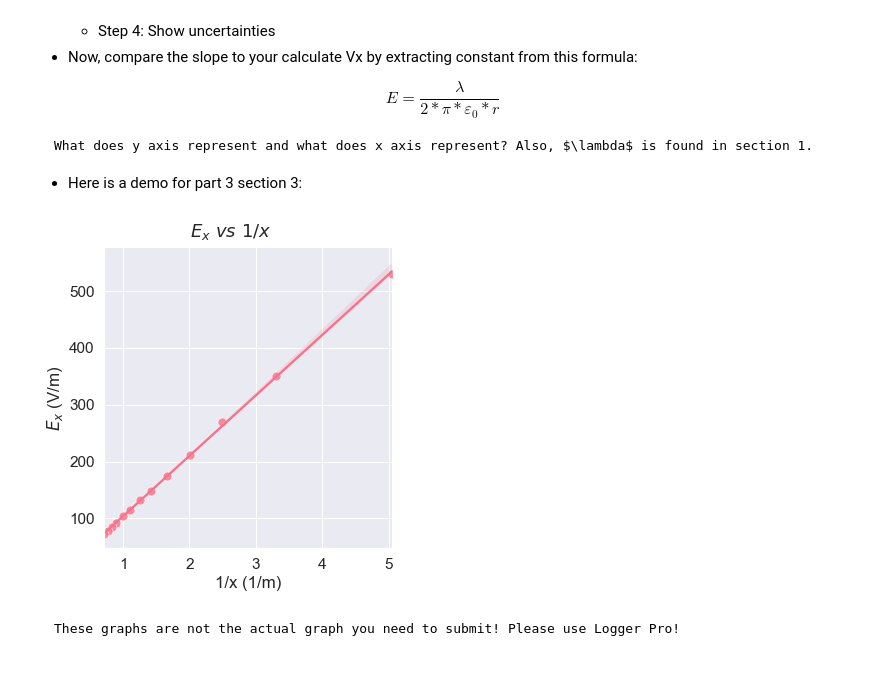
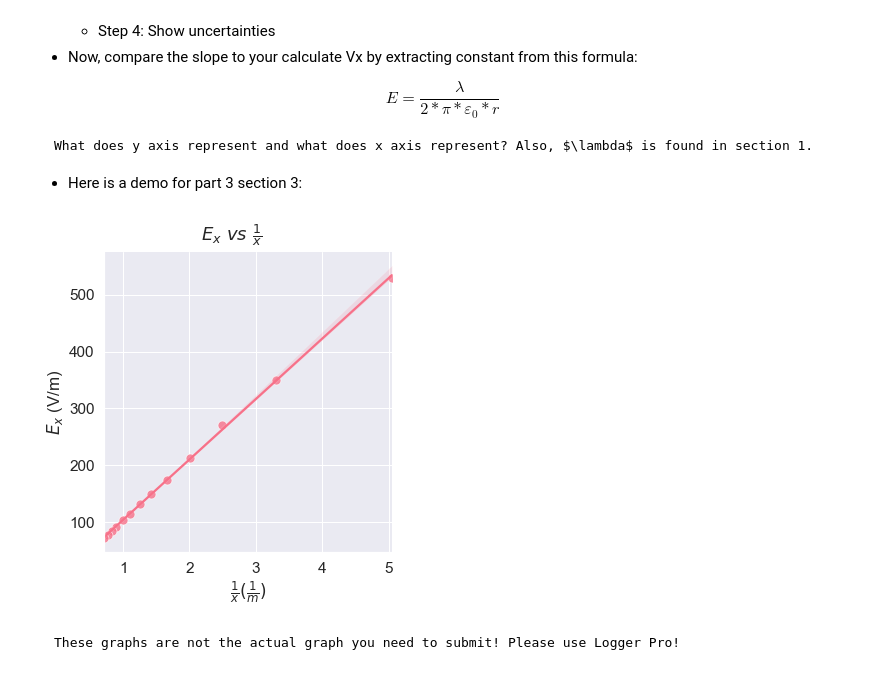
Before and after one commit to tthvo/phys-web, a Jupyter notebook: _sources/contents/lab5/lab5.ipynb, the cells around one changed output. Saved outputs shown, nothing was run; the diff lists cells and outputs as text; code cells hidden in the pictures.

````diff
--- a/_sources/contents/lab5/lab5.ipynb
+++ b/_sources/contents/lab5/lab5.ipynb
@@ -179,13 +179,13 @@ What does y axis represent and what does x axis represent? Also, $\lambda$ is fo
 - Here is a demo for part 3 section 3:
 # %%
 plot2 = (sns.lmplot(x="1/x", y="Ex",data=part3_3, scatter_kws={'s':80, 'linewidth':0.7, 'edgecolor':'w'})
-    .set_axis_labels(r"1/x (1/m)",r"$E_x$ (V/m)")
+    .set_axis_labels(r"$\frac{1}{x} (\frac{1}{m})$",r"$E_x$ (V/m)")
 )
 # Add title to entire figure since we have only 1 plot
-plot2.fig.suptitle(r"$E_x\ vs\ 1/x$", fontsize=18, fontweight="bold", va="baseline")
+plot2.fig.suptitle(r"$E_x\ vs\ \frac{1}{x}$", fontsize=18, fontweight="bold", va="baseline")
 plt.show()
 # %% [output]
-[figure, old version]
+[figure, new version]
 # %% [markdown]
 ```{caution}
 These graphs are not the actual graph you need to submit! Please use Logger Pro!
````
Also changed, not shown: 3 other files.
